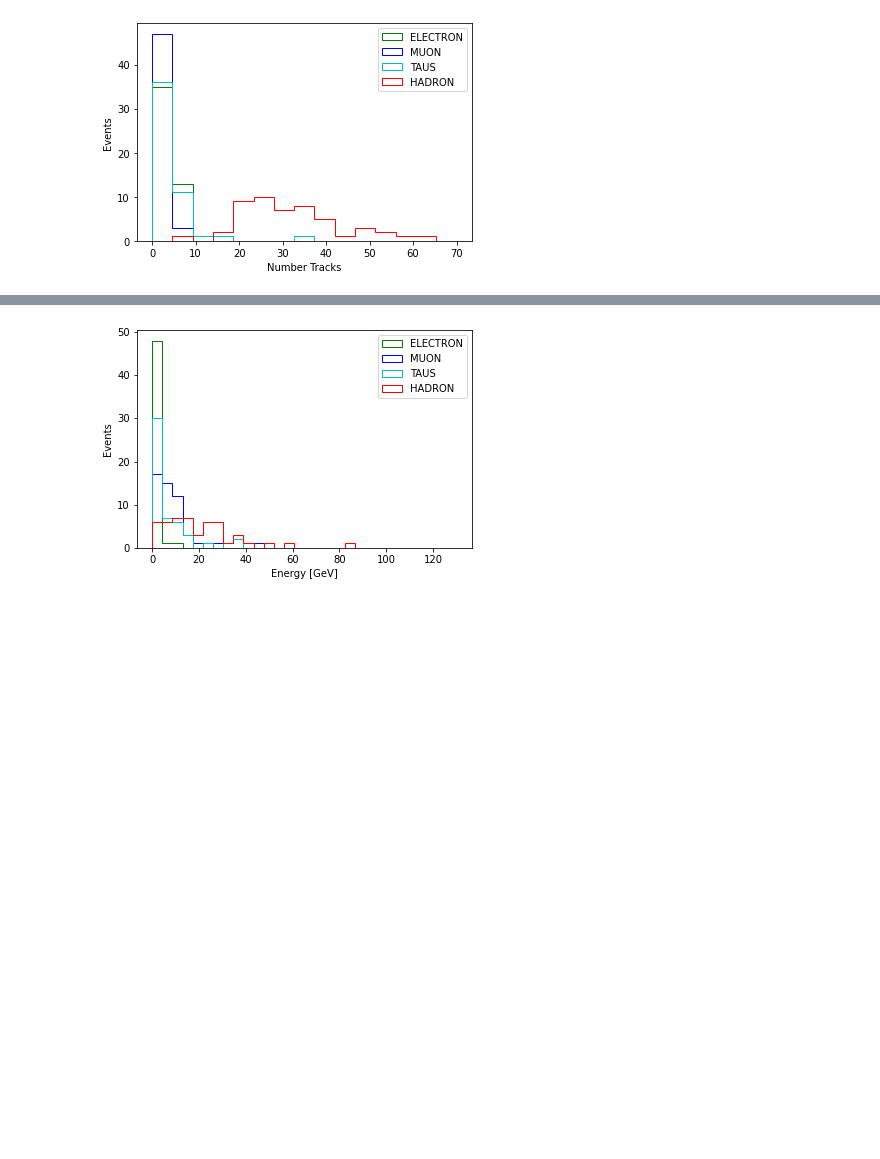
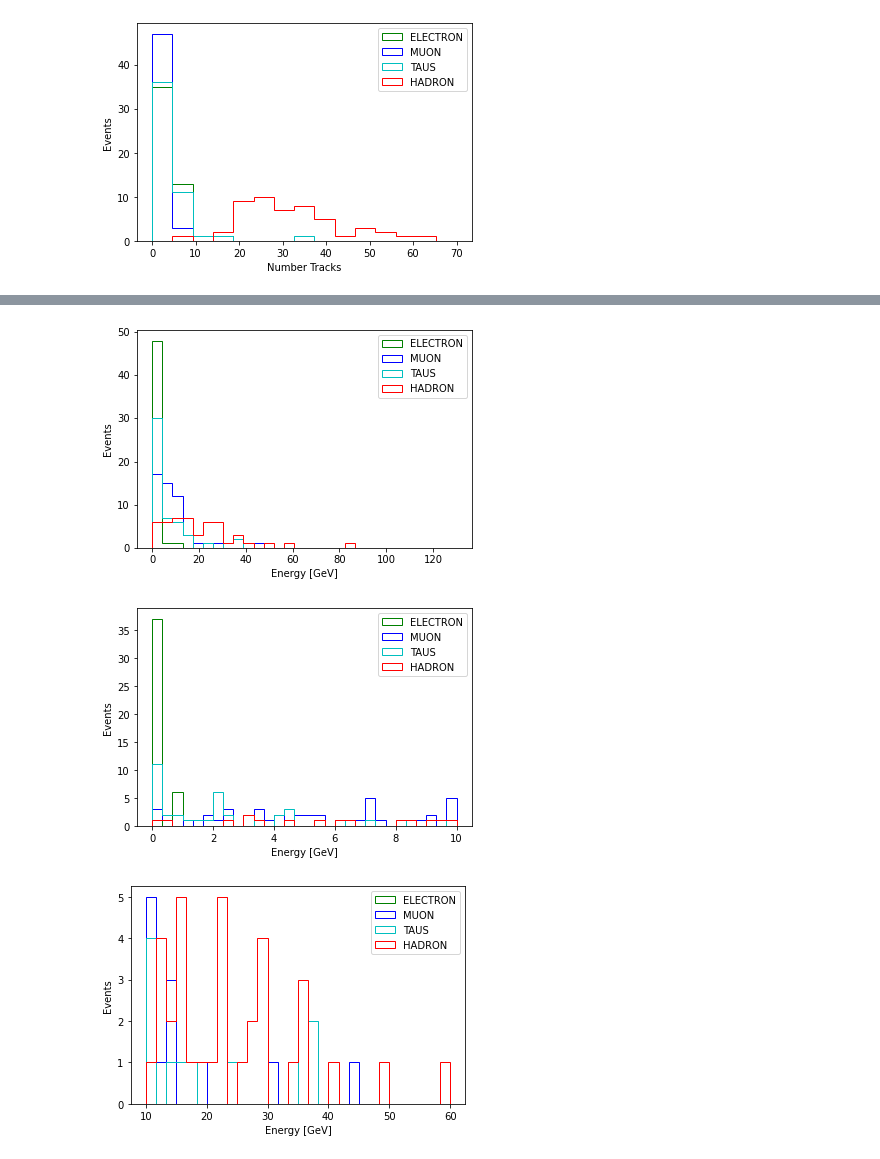
Before and after one commit to rihoppe/z0-precisionmeasurement, a Jupyter notebook: Grope_Histograms.ipynb, the cells around one changed output, grey strips where cells are left out. Cells and saved outputs as stored; diff of their text form; code cells hidden in the pictures; blank space fills up the shorter version.

```diff
--- a/Grope_Histograms.ipynb
+++ b/Grope_Histograms.ipynb
@@ -58,12 +105,34 @@ fig.show()
 # %%
 fig = plt.figure()
 for i in Types.keys():
     plt.hist(Data[Data["Type"]==i]["E_HCal"], bins=30, histtype="step", color=Types[i], label=i, range=(0,130))
 
 fig.legend(bbox_to_anchor=(0.4,0.38,0.5,0.5))
 fig.patch.set_facecolor("white")
 plt.xlabel("Energy [GeV]")
 plt.ylabel("Events")
 fig.show()
+
+fig = plt.figure()
+for i in Types.keys():
+    plt.hist(Data[Data["Type"]==i]["E_HCal"], bins=30, histtype="step", color=Types[i], label=i, range=(0,10))
+
+fig.legend(bbox_to_anchor=(0.4,0.38,0.5,0.5))
+fig.patch.set_facecolor("white")
+plt.xlabel("Energy [GeV]")
+plt.ylabel("Events")
+fig.show()
+
+fig = plt.figure()
+for i in Types.keys():
+    plt.hist(Data[Data["Type"]==i]["E_HCal"], bins=30, histtype="step", color=Types[i], label=i, range=(10,60))
+
+fig.legend(bbox_to_anchor=(0.4,0.38,0.5,0.5))
+fig.patch.set_facecolor("white")
+plt.xlabel("Energy [GeV]")
+plt.ylabel("Events")
+fig.show()
 # %% [output]
 [figure]
+[figure, added]
+[figure, added]
```
Also changed, not shown: parts of 6 cells of this notebook.
